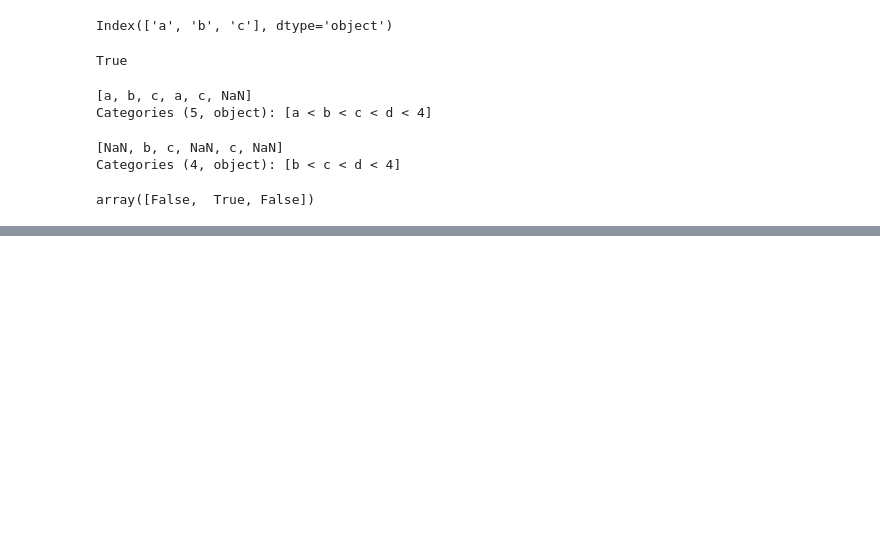
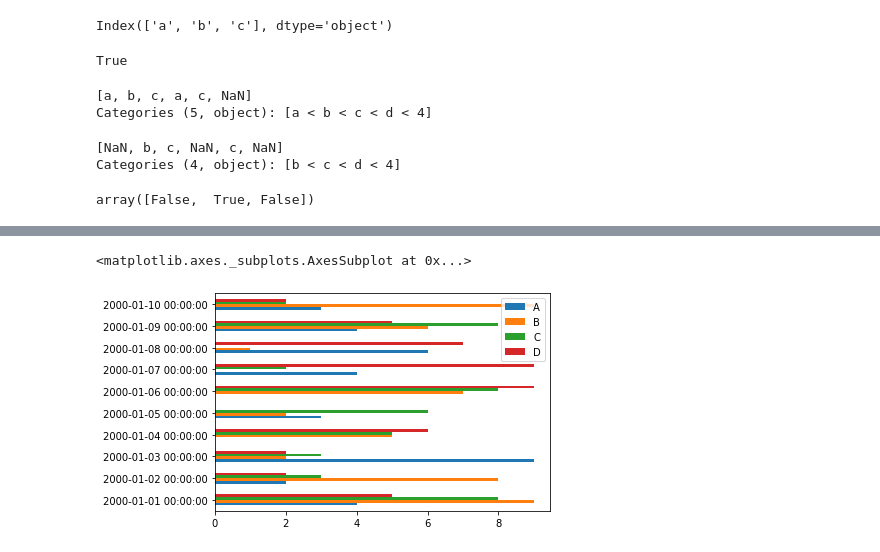
Before and after one commit to mga321/tutorialspoint_notebooks, a Jupyter notebook: pandas.ipynb, the cells around one changed output, grey strips where cells are left out. Cells and saved outputs as stored; diff of their text form; code cells hidden in the pictures; blank space fills up the shorter version.

```diff
--- a/pandas.ipynb
+++ b/pandas.ipynb
@@ -2038,0 +2069,6 @@ array([False,  True, False])
+# %%
+# Example 3: Create a horizontal bar plot
+df.plot.barh()
+# %% [output]
+<matplotlib.axes._subplots.AxesSubplot at 0x...>
+[figure, added]
```
Also changed, not shown: parts of 7 cells of this notebook.
